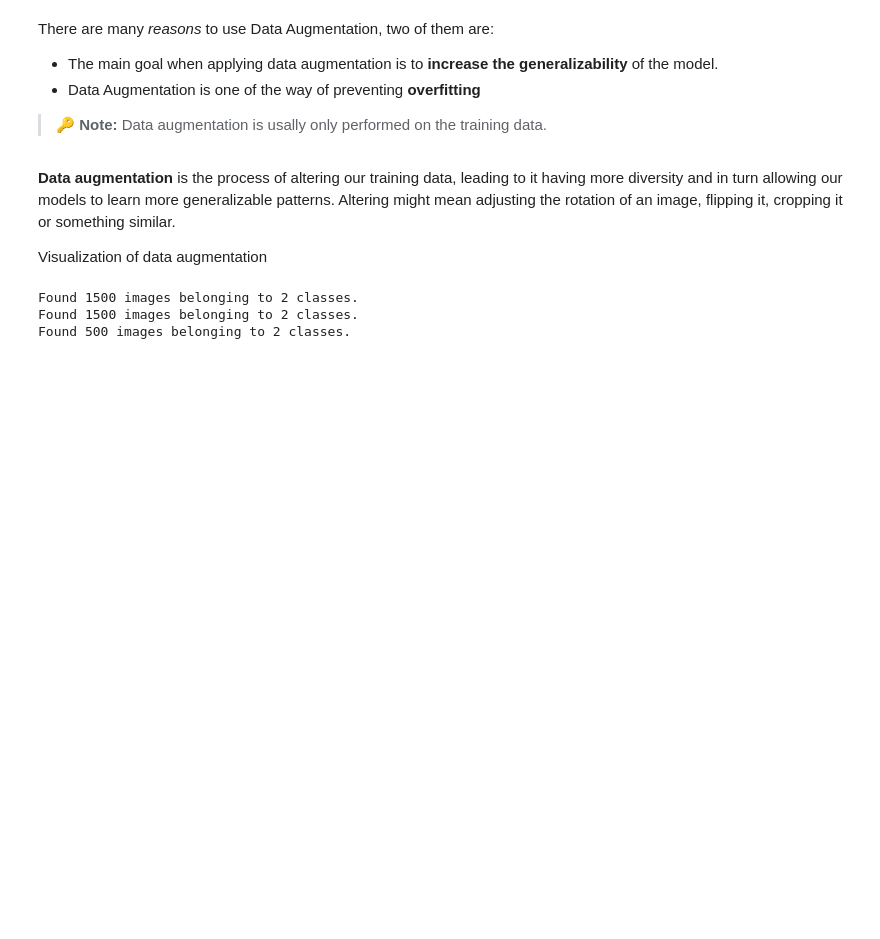
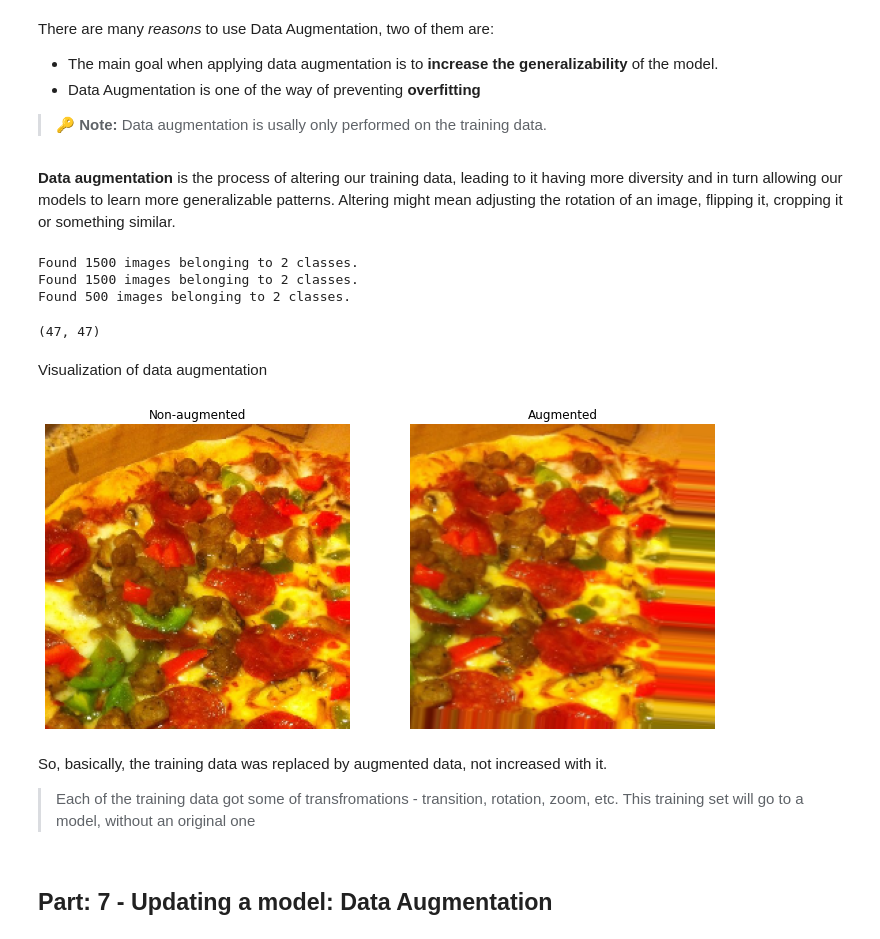
Before and after one commit to Nik-Kras/ZeroToMastery-TensorFlow-MyNotes, a Jupyter notebook: 04. Computer Vision/04. CV - Notes.ipynb, the cells around one changed output. Drawn from its saved outputs; the diff is of its cells as text; code cells hidden in the pictures; blank space fills up the shorter version.

```diff
--- a/04. Computer Vision/04. CV - Notes.ipynb
+++ b/04. Computer Vision/04. CV - Notes.ipynb
@@ -795,7 +795,7 @@ train_datagen_augmented = ImageDataGenerator(rescale = 1/255.,
                                              shear_range = 0.2,       # Shears / cropps an image
                                              zoom_range = 0.2,        # Zooms into the image up to +20%
                                              width_shift_range = 0.2, # Shift the image by width
-                                             height_shift_range = 0.3,# Shift the image by height
+                                             height_shift_range = 0.2,# Shift the image by height
                                              horizontal_flip= True)   # Flips an image horizontally
 
 # Create ImageDataGenerator for training with no data augmentation
@@ -805,29 +805,62 @@ train_datagen = ImageDataGenerator(rescale = 1/255.)
 test_datagen = ImageDataGenerator(rescale = 1/255.)
 # %% [markdown]
 **Data augmentation** is the process of altering our training data, leading to it having more diversity and in turn allowing our models to learn more generalizable patterns. Altering might mean adjusting the rotation of an image, flipping it, cropping it or something similar.
-
-Visualization of data augmentation
 # %%
 # Specify which data to preprocess and augment
 # Specify the proper resolution and batch size
 train_data_augmented = train_datagen_augmented.flow_from_directory(train_dir,
-                                                         target_size = (224,224,3),
+                                                         target_size = (224,224),
                                                          batch_size = 32,
                                                          class_mode = 'binary',
                                                          shuffle = False)           # Shuffle is False for visualisation only
 # Create the same data but with no augmentation
 train_data = train_datagen.flow_from_directory(train_dir,
                                                batch_size = 32,
-                                               target_size = (224,224,3),
+                                               target_size = (224,224),
                                                class_mode = 'binary',
                                                shuffle = False)
 
 # Create testing data with no augmentation
 test_data = test_datagen.flow_from_directory(test_dir,
                                              batch_size = 32,
-                                             target_size = (224,224,3),
+                                             target_size = (224,224),
                                              class_mode = 'binary')
 # %% [output]
 Found 1500 images belonging to 2 classes.
 Found 1500 images belonging to 2 classes.
 Found 500 images belonging to 2 classes.
+# %%
+len(train_data), len(train_data_augmented)
+# %% [output]
+(47, 47)
+# %% [markdown]
+Visualization of data augmentation
+# %%
+# Get non-augmented and augmented data
+# PS: There is no need to store labels twice, as shuffling is disabled
+images, labels = train_data.next()
+images_augmented, _ = train_data_augmented.next()
+# %%
+import random
+
+# Get one of the image from the given batch "images"
+random_number = random.randint(0,31)
+
+plt.figure(figsize=(12,7))
+plt.subplot(1,2,1)
+plt.imshow(images[random_number])
+plt.axis(False)
+plt.title('Non-augmented')
+plt.subplot(1,2,2)
+plt.imshow(images_augmented[random_number])
+plt.axis(False)
+plt.title('Augmented')
+plt.show()
+# %% [output]
+[figure, added]
+# %% [markdown]
+So, basically, the training data was replaced by augmented data, not increased with it.
+
+> Each of the training data got some of transfromations - transition, rotation, zoom, etc. This training set will go to a model, without an original one
+# %% [markdown]
+## Part: 7 - Updating a model: Data Augmentation
```
Also changed, not shown: parts of 10 cells of this notebook, 1 other file.
